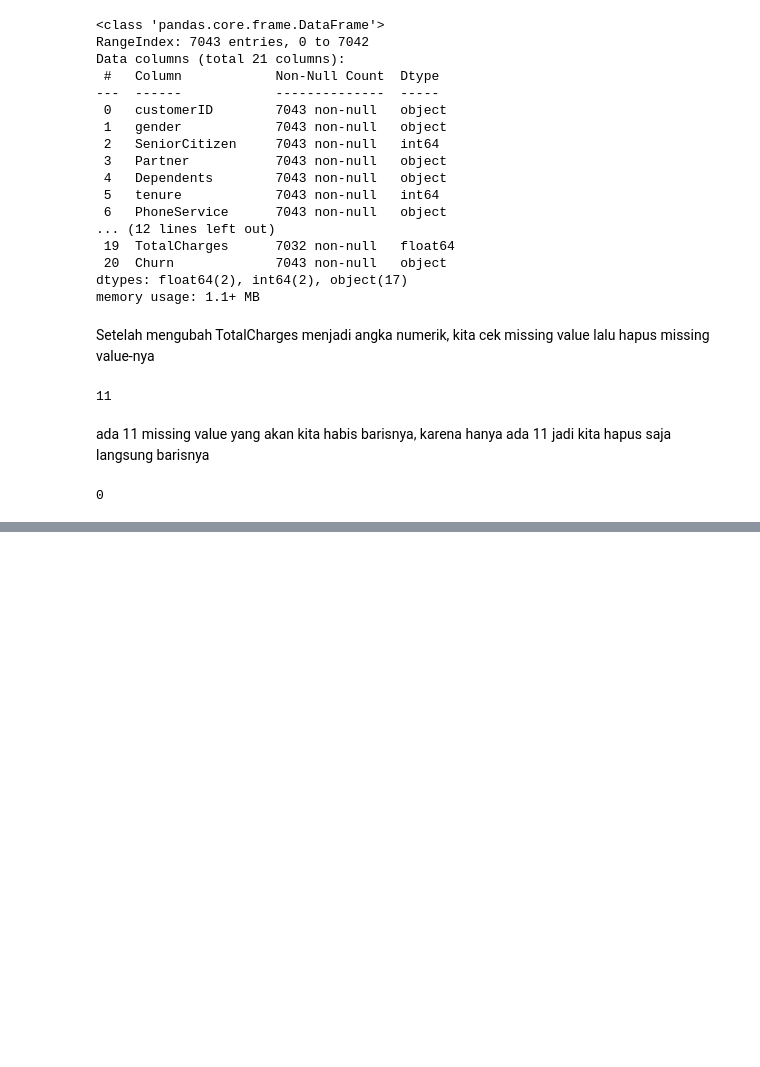
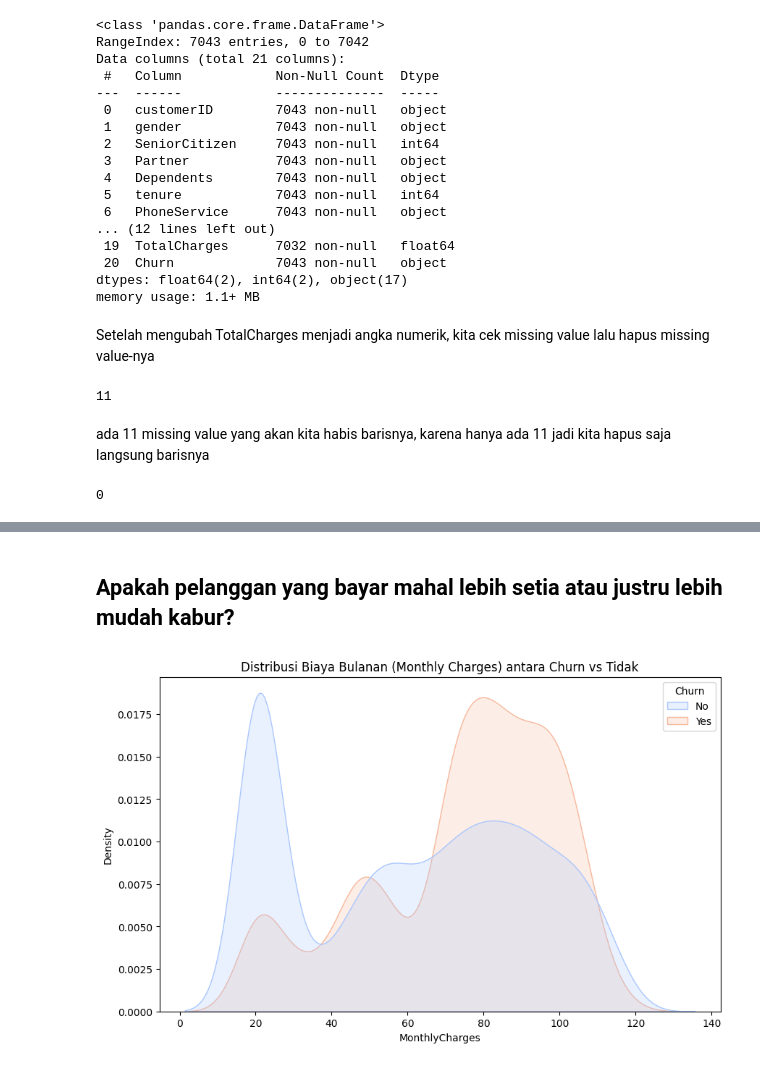
Before and after one commit to FailFudhayl/Telco-Customer-Churn-Prediction, a Jupyter notebook: ChurnPredictionTelko.ipynb, the cells around one changed output, grey strips where cells are left out. Drawn from its saved outputs; the diff is of its cells as text; code cells hidden in the pictures; blank space fills up the shorter version.

```diff
--- a/ChurnPredictionTelko.ipynb
+++ b/ChurnPredictionTelko.ipynb
@@ -134,0 +179,9 @@ print(df['TotalCharges'].isnull().sum())
+# %% [markdown]
+## Apakah pelanggan yang bayar mahal lebih setia atau justru lebih mudah kabur?
+# %%
+plt.figure(figsize=(10, 6))
+sns.kdeplot(data=df, x='MonthlyCharges', hue='Churn', fill=True, common_norm=False, palette='coolwarm')
+plt.title('Distribusi Biaya Bulanan (Monthly Charges) antara Churn vs Tidak')
+plt.show()
+# %% [output]
+[figure, added]
```
Also changed, not shown: parts of 17 cells of this notebook.
